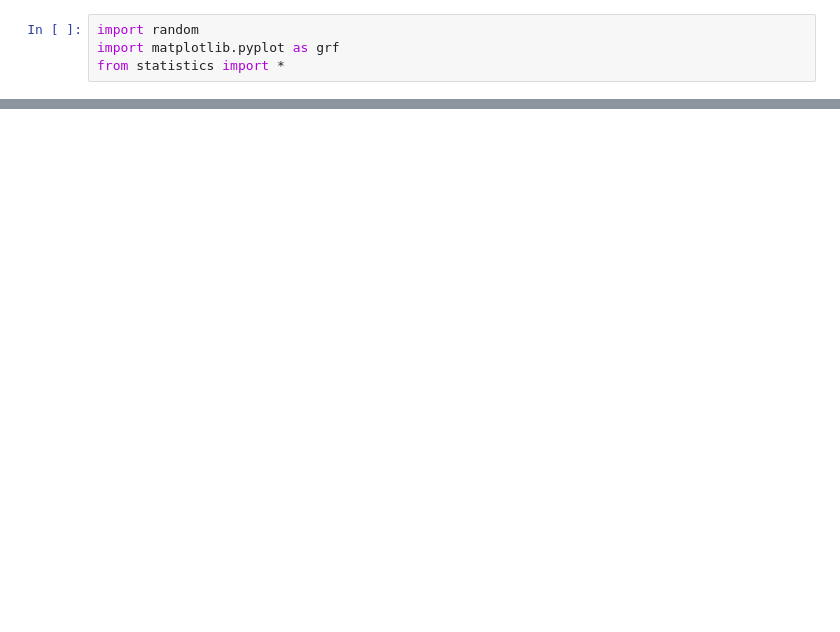
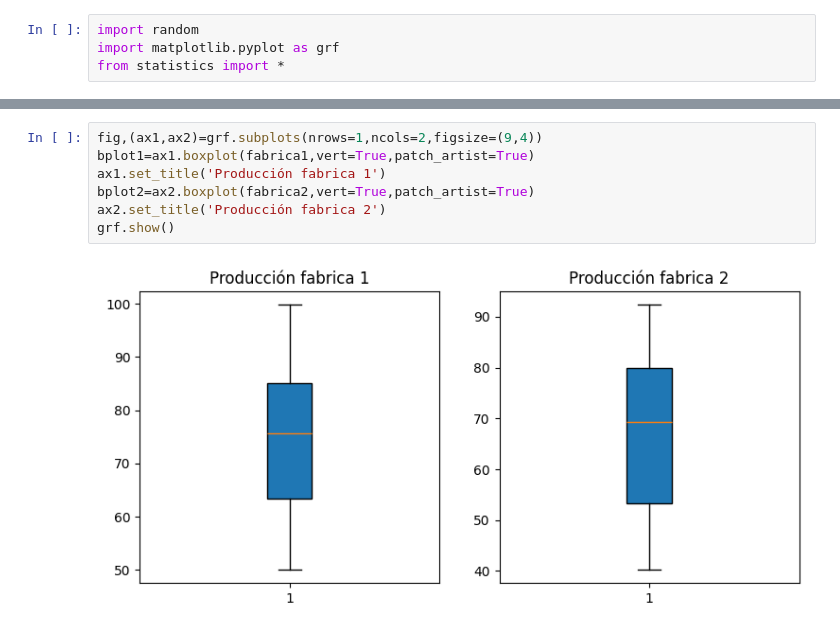
Before and after one commit to LLSS428/Probabilidad-y-Estadistica, a Jupyter notebook: Unidad1/Practica_4.ipynb, the cells around one changed output, grey strips where cells are left out. Drawn from its saved outputs; the diff is of its cells as text; blank space fills up the shorter version.

```diff
--- a/Unidad1/Practica_4.ipynb
+++ b/Unidad1/Practica_4.ipynb
@@ -22,0 +44,9 @@ print(fabrica2)
+# %%
+fig,(ax1,ax2)=grf.subplots(nrows=1,ncols=2,figsize=(9,4))
+bplot1=ax1.boxplot(fabrica1,vert=True,patch_artist=True)
+ax1.set_title('Producción fabrica 1')
+bplot2=ax2.boxplot(fabrica2,vert=True,patch_artist=True)
+ax2.set_title('Producción fabrica 2')
+grf.show()
+# %% [output]
+[figure, added]
```
Also changed, not shown: parts of 8 cells of this notebook.
